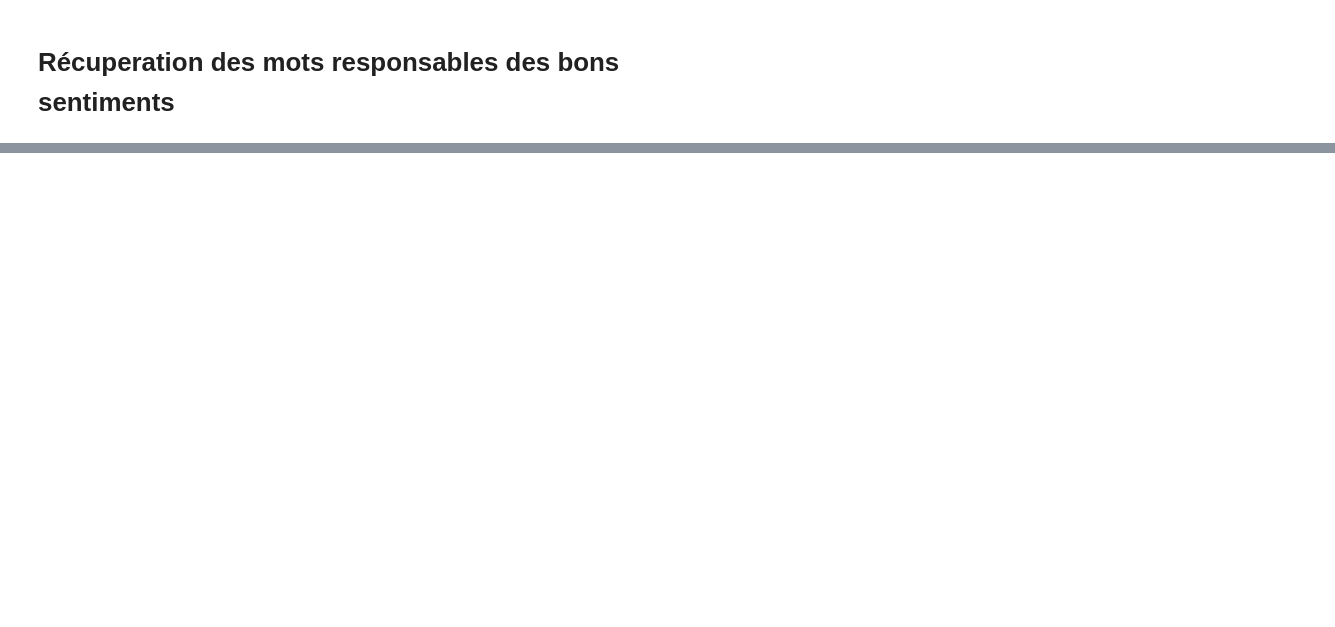
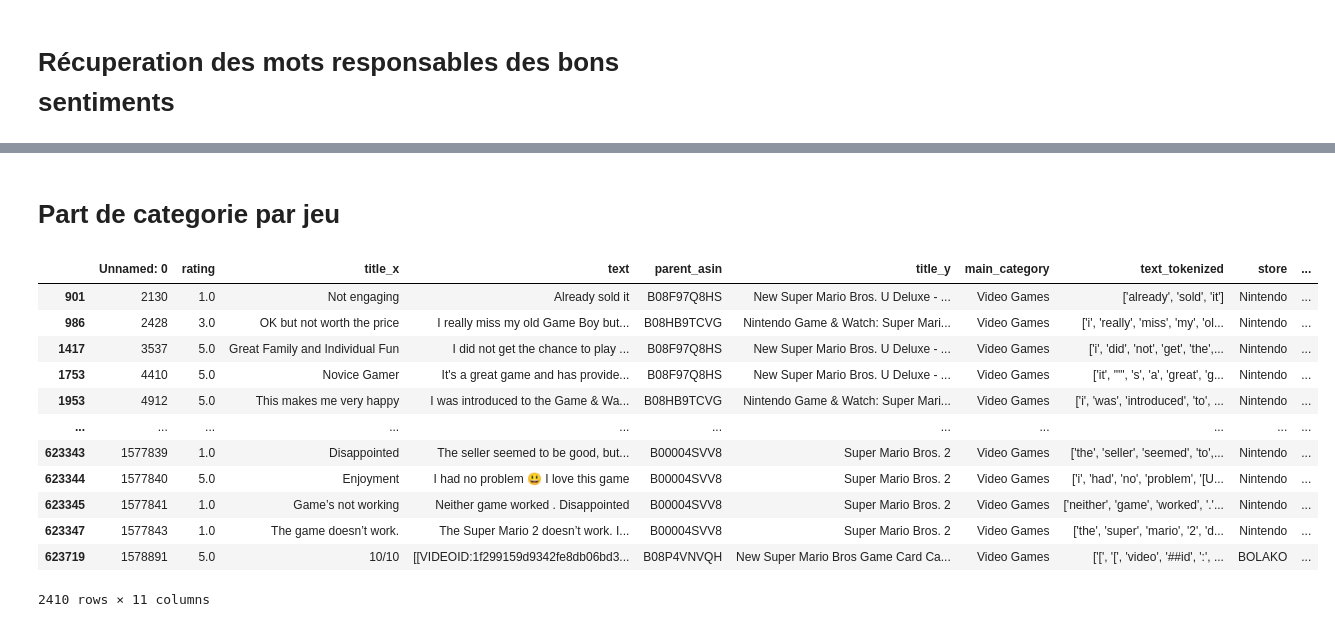
Before and after one commit to SamuelBaheux/Amazon-review-sentiment-analysis, a Jupyter notebook: projet-webscraping-partie-nlp.ipynb, the cells around one changed output, grey strips where cells are left out. Saved outputs shown, nothing was run; the diff lists cells and outputs as text; code cells hidden in the pictures; blank space fills up the shorter version.

```diff
--- a/projet-webscraping-partie-nlp.ipynb
+++ b/projet-webscraping-partie-nlp.ipynb
@@ -179,0 +199,18 @@ plt.show()
+# %% [markdown]
+# Part de categorie par jeu
+# %%
+df[df['title_y'].str.contains('Mario Bros')]
+# %% [output]
+|  | Unnamed: 0 | rating | title_x | text | parent_asin | title_y | main_category | text_tokenized | store | ... |
+| 901 | 2130 | 1.0 | Not engaging | Already sold it | B08F97Q8HS | New Super Mario Bros. U Deluxe - ... | Video Games | ['already', 'sold', 'it'] | Nintendo | ... |
+| 986 | 2428 | 3.0 | OK but not worth the price | I really miss my old Game Boy but... | B08HB9TCVG | Nintendo Game & Watch: Super Mari... | Video Games | ['i', 'really', 'miss', 'my', 'ol... | Nintendo | ... |
+| 1417 | 3537 | 5.0 | Great Family and Individual Fun | I did not get the chance to play ... | B08F97Q8HS | New Super Mario Bros. U Deluxe - ... | Video Games | ['i', 'did', 'not', 'get', 'the',... | Nintendo | ... |
+| 1753 | 4410 | 5.0 | Novice Gamer | It's a great game and has provide... | B08F97Q8HS | New Super Mario Bros. U Deluxe - ... | Video Games | ['it', "'", 's', 'a', 'great', 'g... | Nintendo | ... |
+| 1953 | 4912 | 5.0 | This makes me very happy | I was introduced to the Game & Wa... | B08HB9TCVG | Nintendo Game & Watch: Super Mari... | Video Games | ['i', 'was', 'introduced', 'to', ... | Nintendo | ... |
+| ... | ... | ... | ... | ... | ... | ... | ... | ... | ... | ... |
+| 623343 | 1577839 | 1.0 | Disappointed | The seller seemed to be good, but... | B00004SVV8 | Super Mario Bros. 2 | Video Games | ['the', 'seller', 'seemed', 'to',... | Nintendo | ... |
+| 623344 | 1577840 | 5.0 | Enjoyment | I had no problem 😃 I love this game | B00004SVV8 | Super Mario Bros. 2 | Video Games | ['i', 'had', 'no', 'problem', '[U... | Nintendo | ... |
+| 623345 | 1577841 | 1.0 | Game’s not working | Neither game worked . Disappointed | B00004SVV8 | Super Mario Bros. 2 | Video Games | ['neither', 'game', 'worked', '.'... | Nintendo | ... |
+| 623347 | 1577843 | 1.0 | The game doesn’t work. | The Super Mario 2 doesn’t work. I... | B00004SVV8 | Super Mario Bros. 2 | Video Games | ['the', 'super', 'mario', '2', 'd... | Nintendo | ... |
+| 623719 | 1578891 | 5.0 | 10/10 | [[VIDEOID:1f299159d9342fe8db06bd3... | B08P4VNVQH | New Super Mario Bros Game Card Ca... | Video Games | ['[', '[', 'video', '##id', ':', ... | BOLAKO | ... |
+2410 rows × 11 columns
```
Also changed, not shown: parts of 14 cells of this notebook.
